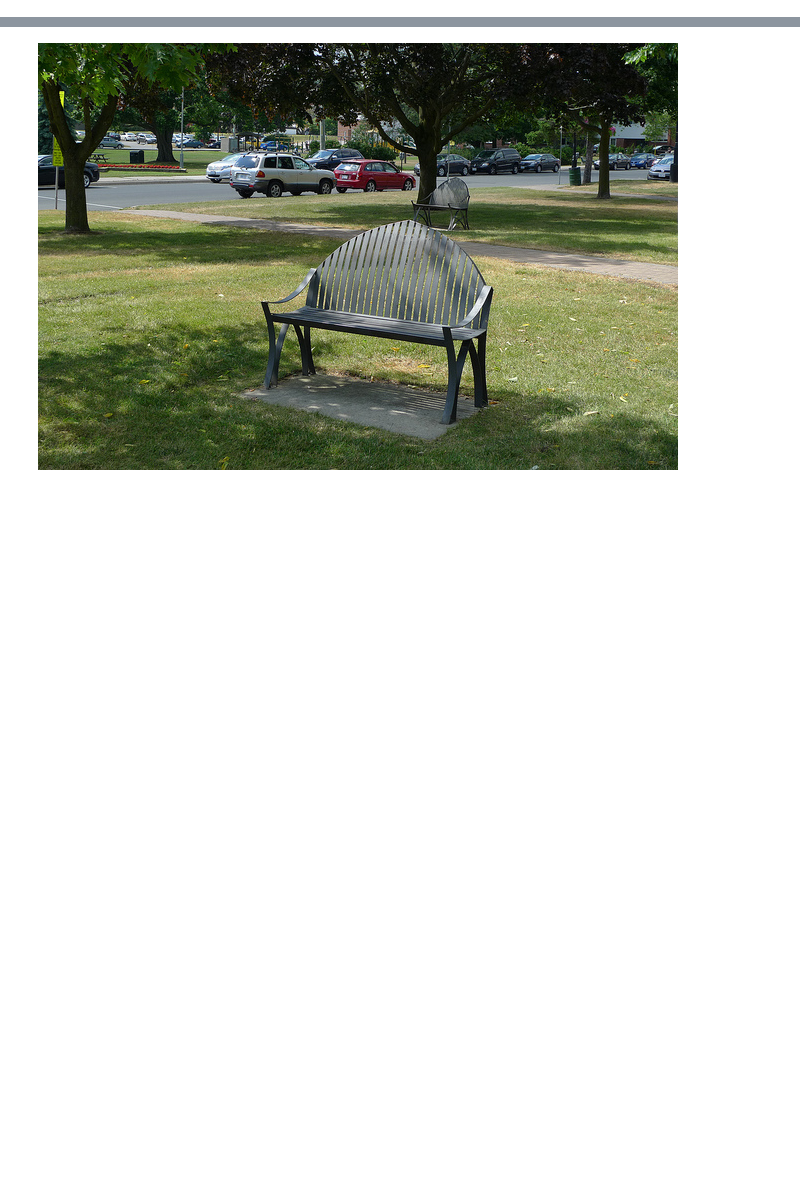
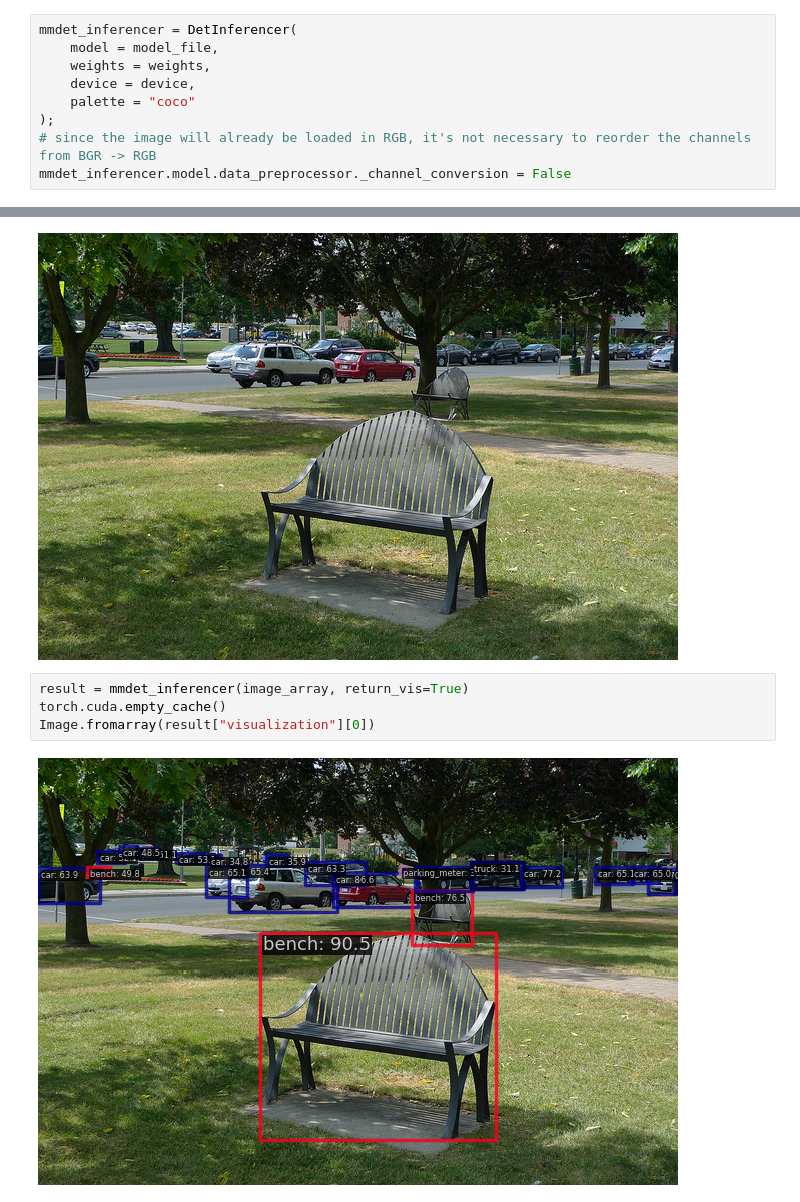
Before and after one commit to anenbergb/Co-DETR-TensorRT, a Jupyter notebook: notebooks/dev-torch_tensorrt.ipynb, the cells around one changed output, grey strips where cells are left out. Saved outputs shown, nothing was run; the diff lists cells and outputs as text; blank space fills up the shorter version.

```diff
--- a/notebooks/dev-torch_tensorrt.ipynb
+++ b/notebooks/dev-torch_tensorrt.ipynb
@@ -129,0 +45,9 @@ missing keys in source state_dict: query_head.dn_generator.label_embedding.weigh
+# %%
+mmdet_inferencer = DetInferencer(
+    model = model_file,
+    weights = weights,
+    device = device,
+    palette = "coco"
+);
+# since the image will already be loaded in RGB, it's not necessary to reorder the channels from BGR -> RGB
+mmdet_inferencer.model.data_preprocessor._channel_conversion = False
@@ -132,4 +83,10 @@ image_array = mmcv.imread(demo_jpg, channel_order="rgb")
 Image.fromarray(image_array)
 # %% [output]
 [figure]
+# %%
+result = mmdet_inferencer(image_array, return_vis=True)
+torch.cuda.empty_cache()
+Image.fromarray(result["visualization"][0])
+# %% [output]
+[figure, added]
 # %%
```
Also changed, not shown: parts of 21 cells of this notebook, 2 other files.
